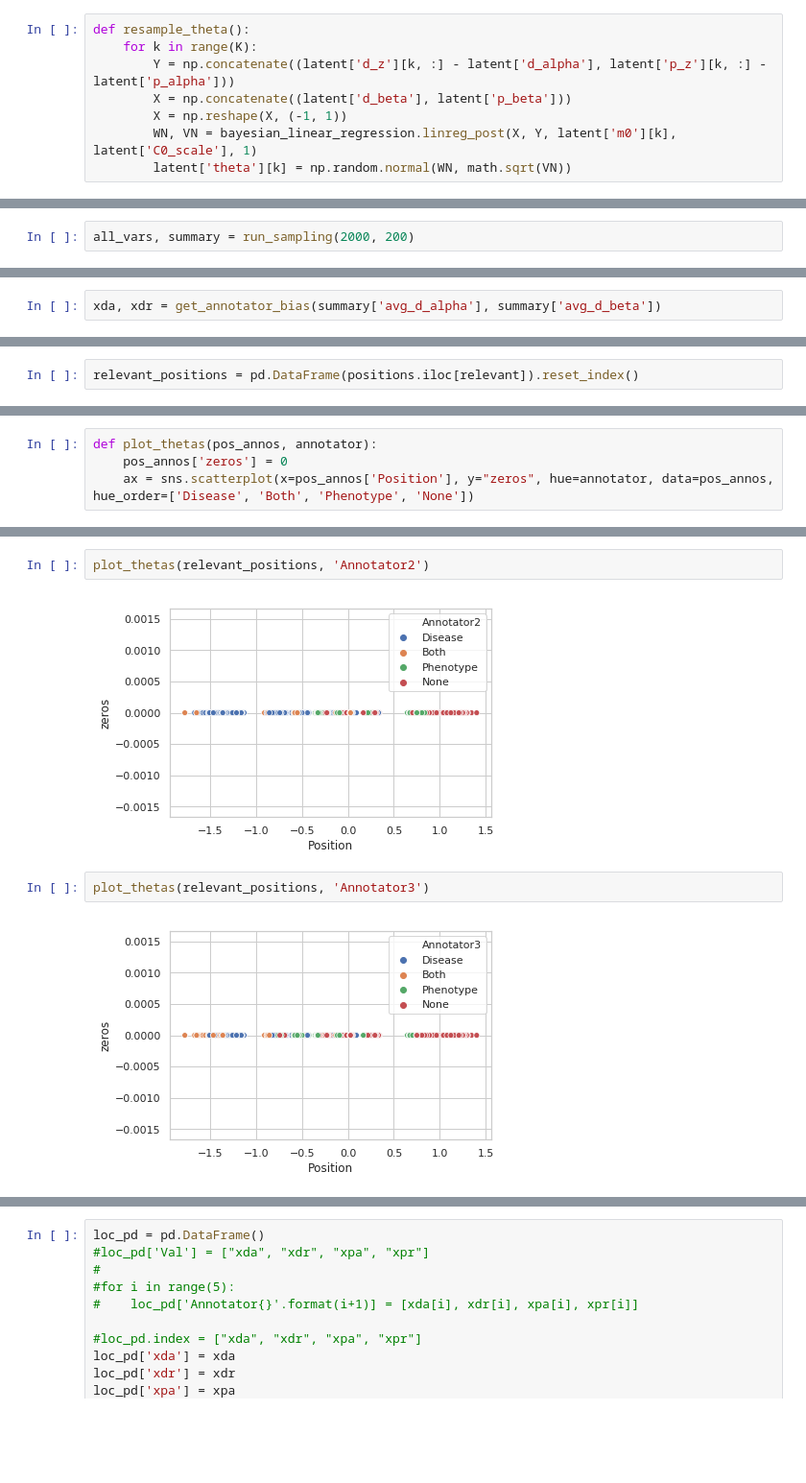
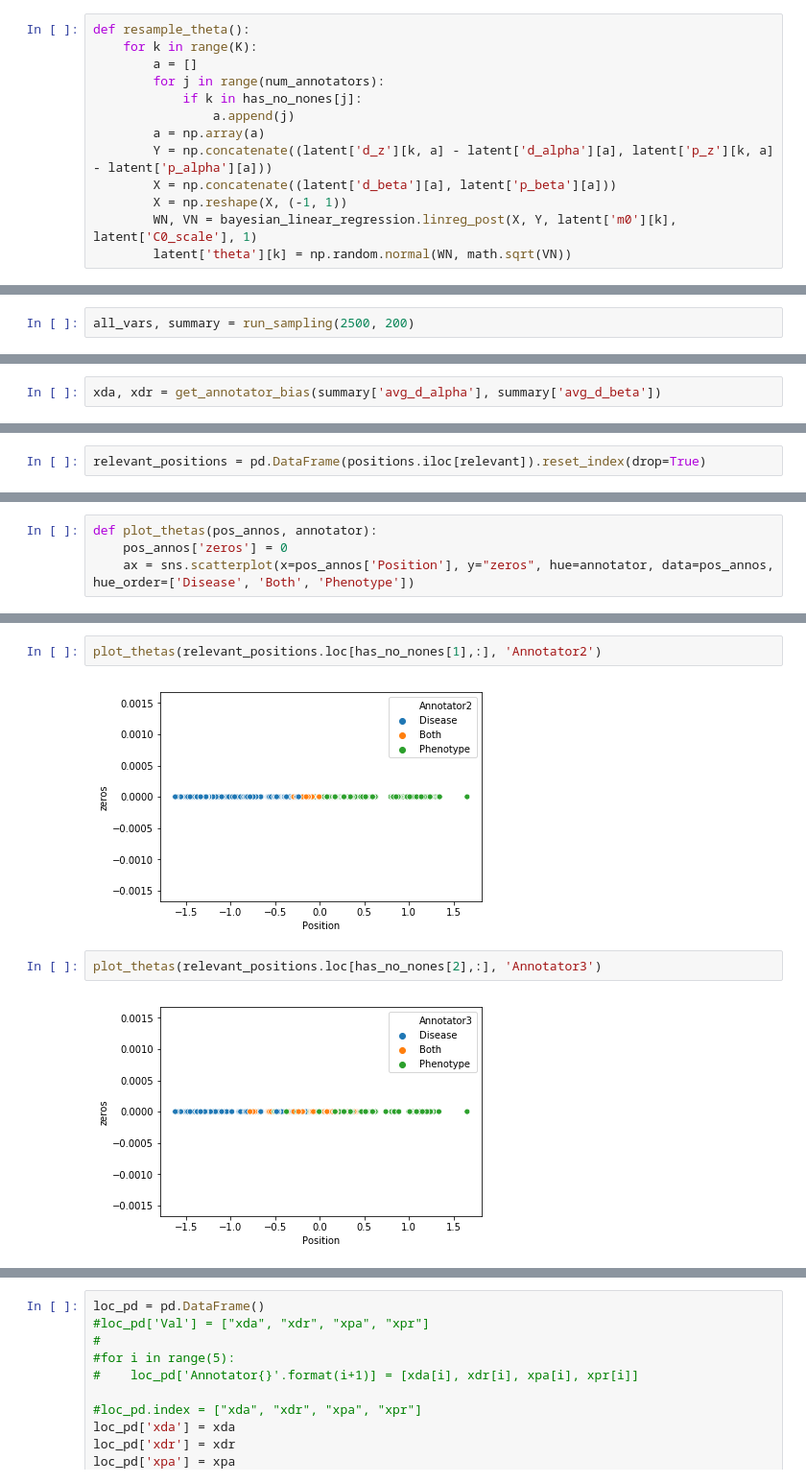
Before and after one commit to AkshitaB/scripps, a Jupyter notebook: graphical/BiasAndPosition.ipynb, the cells around one changed output, grey strips where cells are left out. Shown at 96% size. Saved outputs shown, nothing was run; the diff lists cells and outputs as text; blank space fills up the shorter version.

```diff
--- a/graphical/BiasAndPosition.ipynb
+++ b/graphical/BiasAndPosition.ipynb
@@ -200,8 +189,13 @@ def resample_alpha_beta(mode):
 # %%
 def resample_theta():
     for k in range(K):
-        Y = np.concatenate((latent['d_z'][k, :] - latent['d_alpha'], latent['p_z'][k, :] - latent['p_alpha']))
-        X = np.concatenate((latent['d_beta'], latent['p_beta']))
+        a = []
+        for j in range(num_annotators):
+            if k in has_no_nones[j]:
+                a.append(j)
+        a = np.array(a)
+        Y = np.concatenate((latent['d_z'][k, a] - latent['d_alpha'][a], latent['p_z'][k, a] - latent['p_alpha'][a]))
+        X = np.concatenate((latent['d_beta'][a], latent['p_beta'][a]))
         X = np.reshape(X, (-1, 1))
         WN, VN = bayesian_linear_regression.linreg_post(X, Y, latent['m0'][k], latent['C0_scale'], 1)
         latent['theta'][k] = np.random.normal(WN, math.sqrt(VN))
@@ -279,5 +273,5 @@ def run_sampling(num_iter, burn_in):
 
     return all_vars, summary
 # %%
-all_vars, summary = run_sampling(2000, 200)
+all_vars, summary = run_sampling(2500, 200)
 # %% [output]
@@ -387,7 +385,7 @@ positions
 | 7862 | . | None | None | None | None | None | 0 | 0 |  |
 7863 rows × 9 columns
 # %%
-relevant_positions = pd.DataFrame(positions.iloc[relevant]).reset_index()
+relevant_positions = pd.DataFrame(positions.iloc[relevant]).reset_index(drop=True)
 # %%
 relevant_positions
 # %% [output]
@@ -412,5 +410,5 @@ relevant_positions
 # %%
 def plot_thetas(pos_annos, annotator):
     pos_annos['zeros'] = 0
-    ax = sns.scatterplot(x=pos_annos['Position'], y="zeros", hue=annotator, data=pos_annos, hue_order=['Disease', 'Both', 'Phenotype', 'None'])
+    ax = sns.scatterplot(x=pos_annos['Position'], y="zeros", hue=annotator, data=pos_annos, hue_order=['Disease', 'Both', 'Phenotype'])
 # %%
@@ -420,9 +418,9 @@ plot_thetas(relevant_positions, 'Annotator1')
 # %%
-plot_thetas(relevant_positions, 'Annotator2')
+plot_thetas(relevant_positions.loc[has_no_nones[1],:], 'Annotator2')
 # %% [output]
-[figure, old version]
+[figure, new version]
 # %%
-plot_thetas(relevant_positions, 'Annotator3')
+plot_thetas(relevant_positions.loc[has_no_nones[2],:], 'Annotator3')
 # %% [output]
-[figure, old version]
+[figure, new version]
 # %%
```
Also changed, not shown: parts of 23 cells of this notebook.
